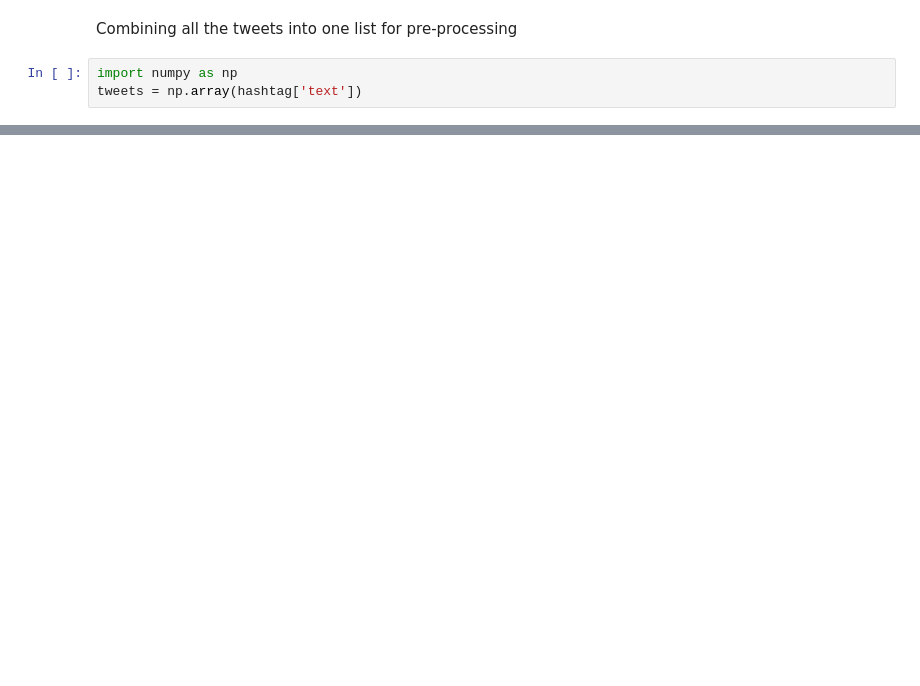
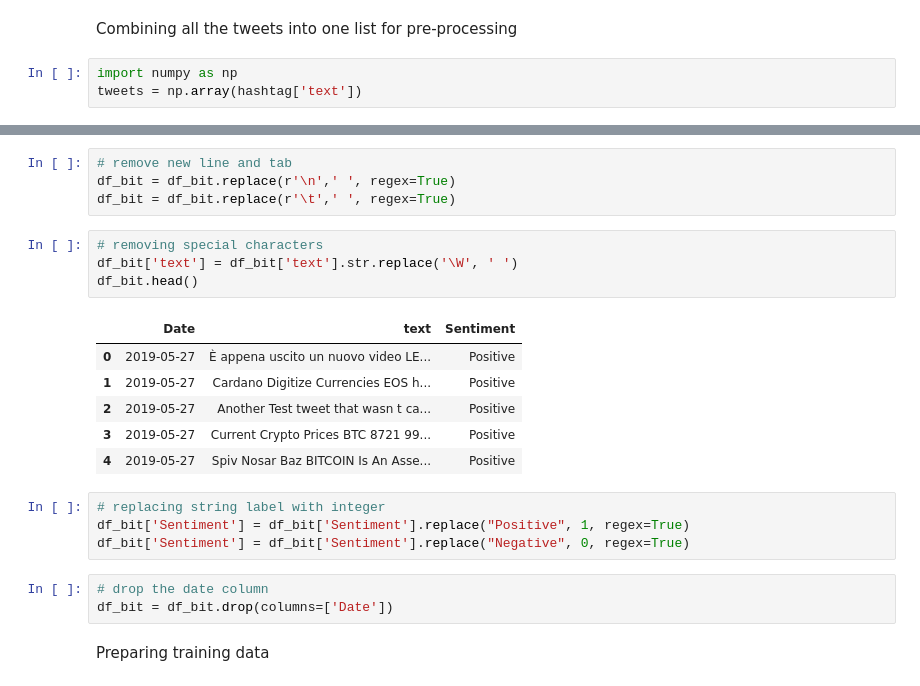
Before and after one commit to lobakk/FIT3161, a Jupyter notebook: fit3162.ipynb, the cells around one changed output, grey strips where cells are left out. Cells and saved outputs as stored; diff of their text form; blank space fills up the shorter version.

```diff
--- a/fit3162.ipynb
+++ b/fit3162.ipynb
@@ -255,0 +354,24 @@ print(tweets)
+# %%
+# remove new line and tab
+df_bit = df_bit.replace(r'\n',' ', regex=True)
+df_bit = df_bit.replace(r'\t',' ', regex=True)
+# %%
+# removing special characters
+df_bit['text'] = df_bit['text'].str.replace('\W', ' ')
+df_bit.head()
+# %% [output]
+|  | Date | text | Sentiment |
+| 0 | 2019-05-27 | È appena uscito un nuovo video LE... | Positive |
+| 1 | 2019-05-27 | Cardano Digitize Currencies EOS h... | Positive |
+| 2 | 2019-05-27 | Another Test tweet that wasn t ca... | Positive |
+| 3 | 2019-05-27 | Current Crypto Prices BTC 8721 99... | Positive |
+| 4 | 2019-05-27 | Spiv Nosar Baz BITCOIN Is An Asse... | Positive |
+# %%
+# replacing string label with integer
+df_bit['Sentiment'] = df_bit['Sentiment'].replace("Positive", 1, regex=True)
+df_bit['Sentiment'] = df_bit['Sentiment'].replace("Negative", 0, regex=True)
+# %%
+# drop the date column
+df_bit = df_bit.drop(columns=['Date'])
+# %% [markdown]
+Preparing training data
```
Also changed, not shown: parts of 50 cells of this notebook.
